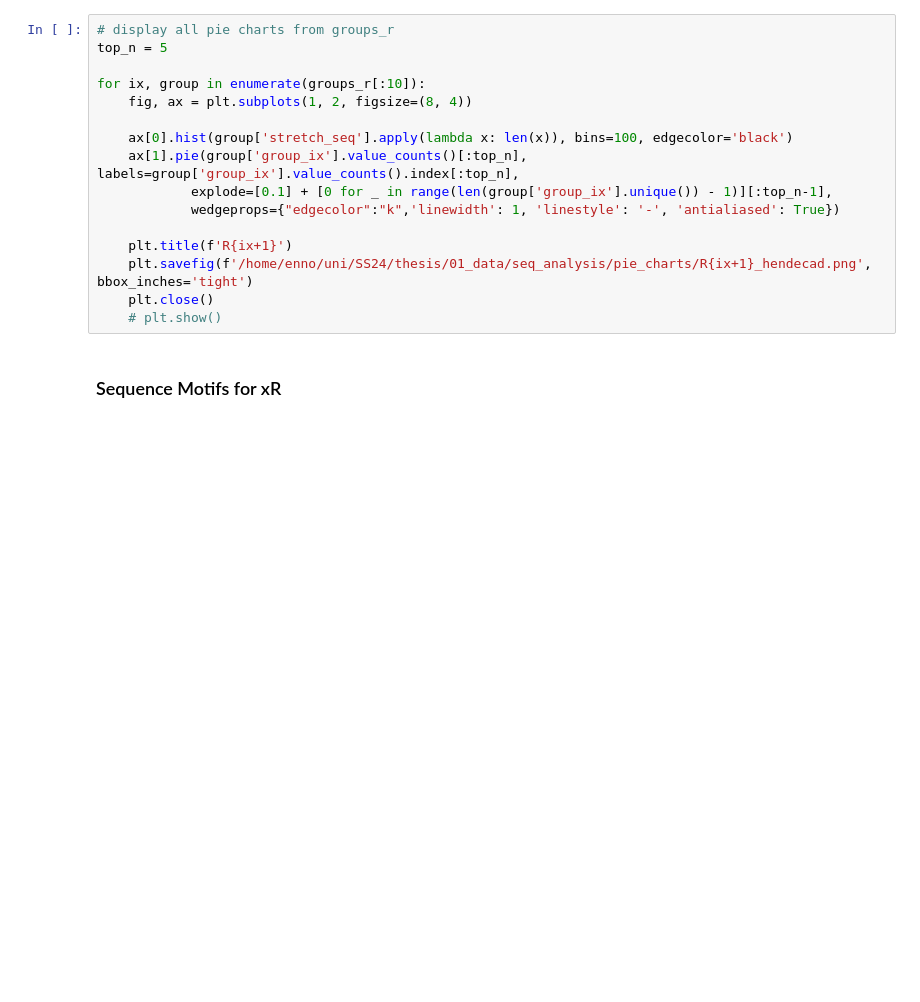
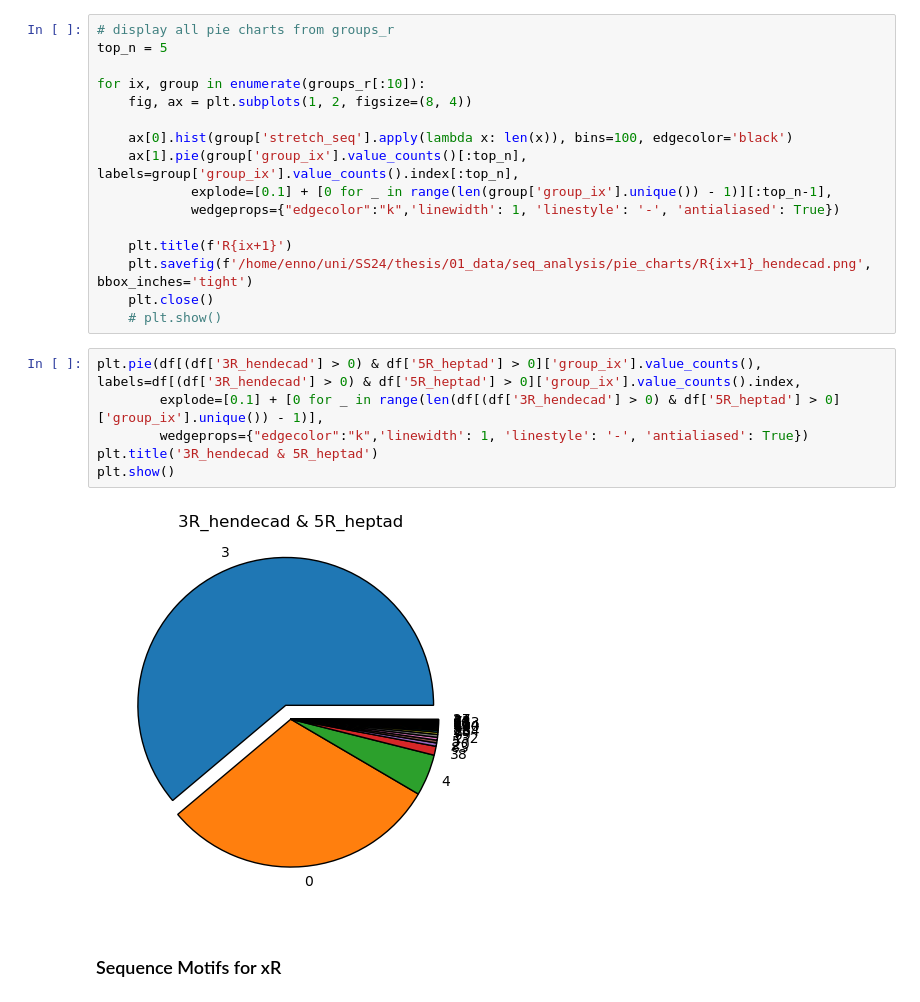
Before and after one commit to donEnno/hendecads, a Jupyter notebook: 02_seq_analysis/seq_analysis.ipynb, the cells around one changed output. Drawn from its saved outputs; the diff is of its cells as text; blank space fills up the shorter version.

```diff
--- a/02_seq_analysis/seq_analysis.ipynb
+++ b/02_seq_analysis/seq_analysis.ipynb
@@ -402,5 +460,13 @@ for ix, group in enumerate(groups_r[:10]):
     plt.savefig(f'/home/enno/uni/SS24/thesis/01_data/seq_analysis/pie_charts/R{ix+1}_hendecad.png', bbox_inches='tight')
     plt.close()
     # plt.show()
+# %%
+plt.pie(df[(df['3R_hendecad'] > 0) & df['5R_heptad'] > 0]['group_ix'].value_counts(), labels=df[(df['3R_hendecad'] > 0) & df['5R_heptad'] > 0]['group_ix'].value_counts().index,
+        explode=[0.1] + [0 for _ in range(len(df[(df['3R_hendecad'] > 0) & df['5R_heptad'] > 0]['group_ix'].unique()) - 1)],
+        wedgeprops={"edgecolor":"k",'linewidth': 1, 'linestyle': '-', 'antialiased': True})
+plt.title('3R_hendecad & 5R_heptad')
+plt.show()
+# %% [output]
+[figure, added]
 # %% [markdown]
 ### Sequence Motifs for xR
```
Also changed, not shown: parts of 24 cells of this notebook.
